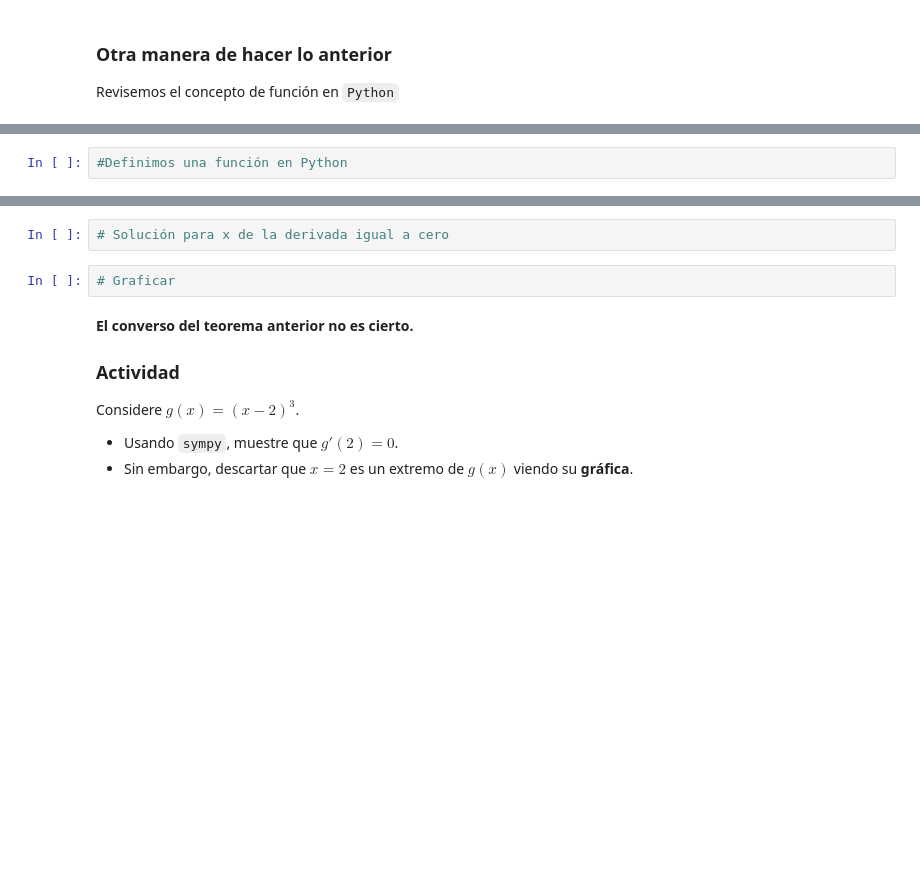
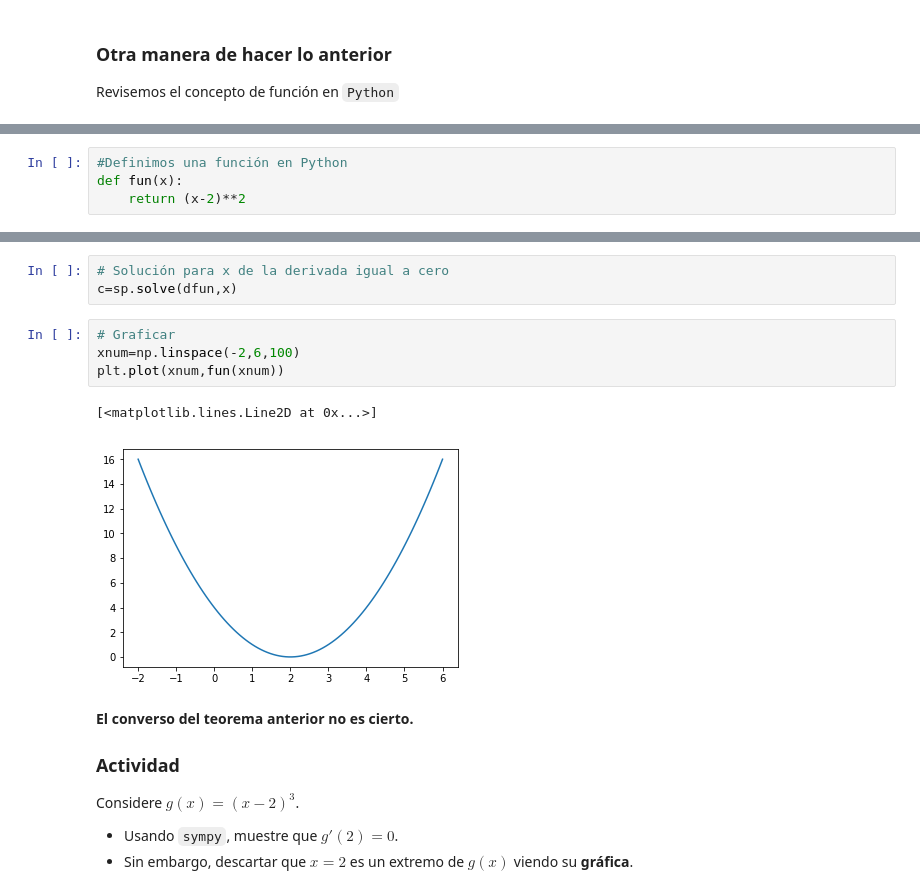
Before and after one commit to jorgegrgr/SimMat2020P, a Jupyter notebook: Optimización/Funciones escalares.ipynb, the cells around one changed output, grey strips where cells are left out. Cells and saved outputs as stored; diff of their text form; blank space fills up the shorter version.

```diff
--- a/Optimización/Funciones escalares.ipynb
+++ b/Optimización/Funciones escalares.ipynb
@@ -137,2 +247,4 @@ Revisemos el concepto de función en `Python`
 # %%
 #Definimos una función en Python
+def fun(x):
+    return (x-2)**2
@@ -145,7 +271,13 @@ Revisemos el concepto de función en `Python`
 # %%
 # Solución para x de la derivada igual a cero
+c=sp.solve(dfun,x)
-# %%
-# Graficar
+# %%
+# Graficar
+xnum=np.linspace(-2,6,100)
+plt.plot(xnum,fun(xnum))
+# %% [output]
+[<matplotlib.lines.Line2D at 0x...>]
+[figure, added]
 # %% [markdown]
 **El converso del teorema anterior no es cierto.**
 
```
Also changed, not shown: parts of 38 cells of this notebook.
